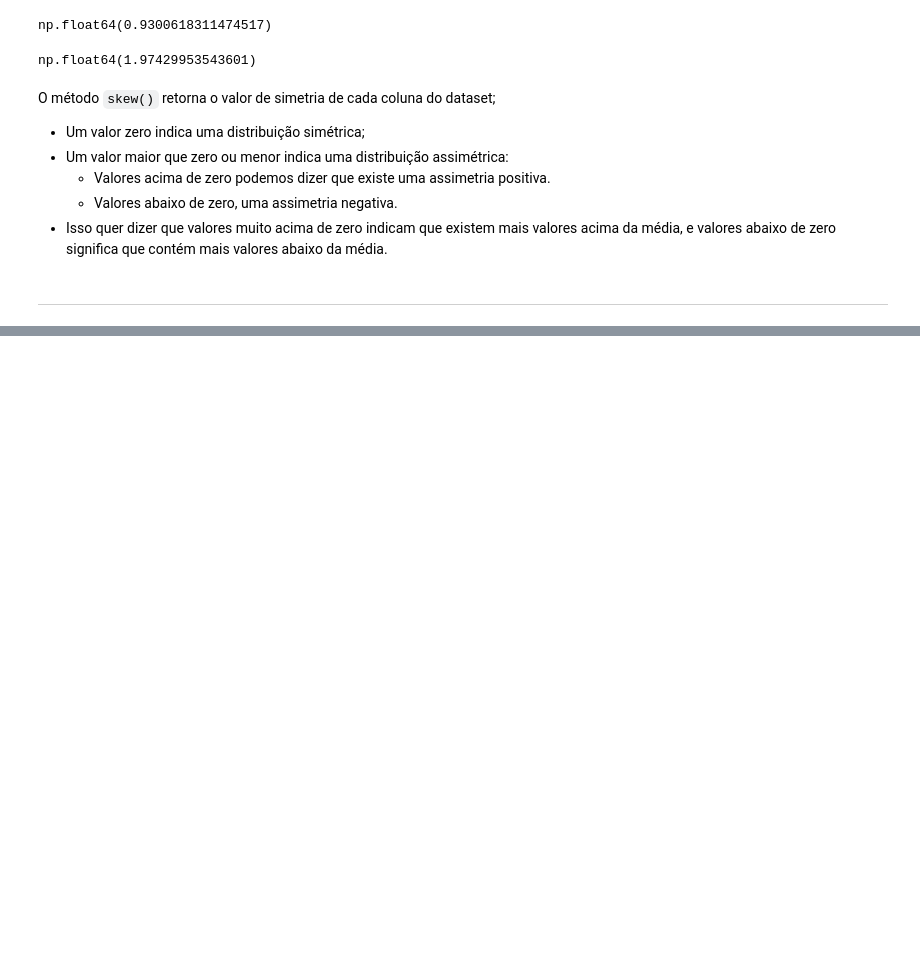
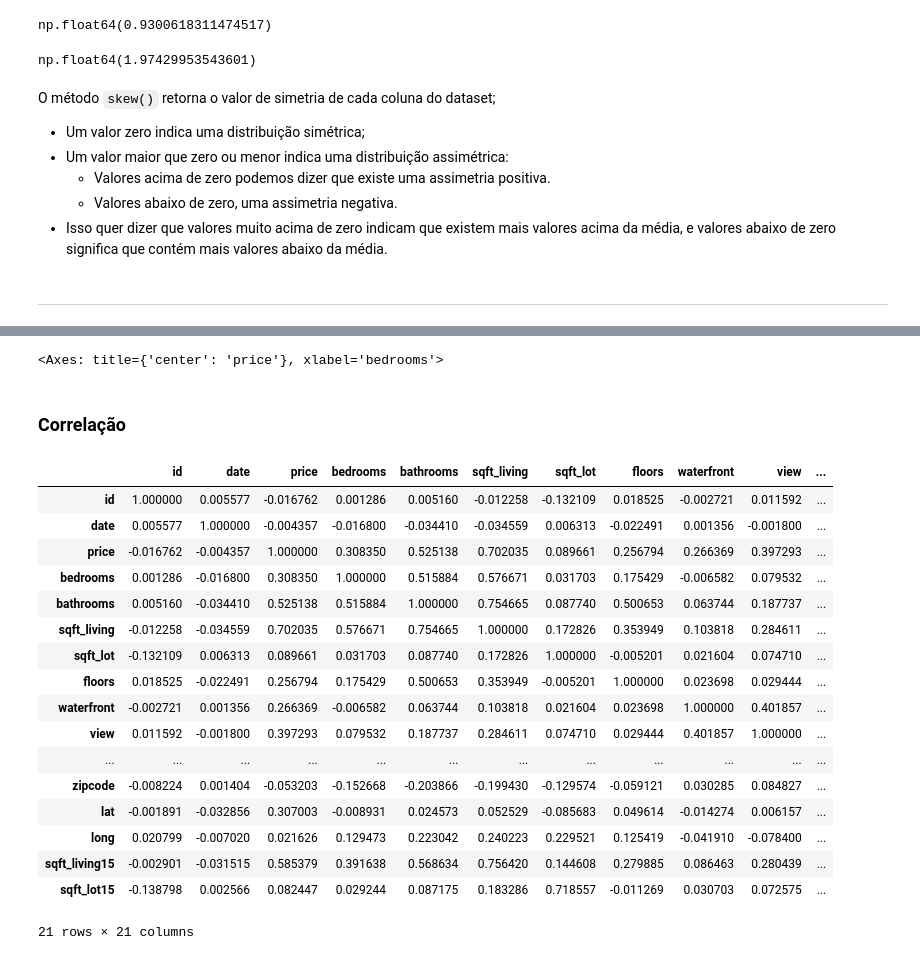
Before and after one commit to joao-victor-73/python.estudos, a Jupyter notebook: Estudos/Análise de Dados 2/Conceitos em Pandas/3- visualizacao_dados.ipynb, the cells around one changed output, grey strips where cells are left out. Cells and saved outputs as stored; diff of their text form; code cells hidden in the pictures; blank space fills up the shorter version.

```diff
--- a/Estudos/Análise de Dados 2/Conceitos em Pandas/3- visualizacao_dados.ipynb
+++ b/Estudos/Análise de Dados 2/Conceitos em Pandas/3- visualizacao_dados.ipynb
@@ -16,3 +9,5 @@ import pandas as pd
 arquivo_caminho = 'kc_house_data.csv'
 
 dataset = pd.read_csv(arquivo_caminho, sep=',')
+# %%
+dataset['date'] = pd.to_datetime(dataset['date'])
@@ -134,0 +177,29 @@ ___
+# %%
+# Plota boxplot da coluna 'price' por número de quartos
+dataset.boxplot(column='price', by='bedrooms')
+# %% [output]
+<Axes: title={'center': 'price'}, xlabel='bedrooms'>
+# %% [markdown]
+### Correlação
+# %%
+# Imprime a correlação de todasa as counas do dataframe (person - é o parâmetro padrão e o tipo de correlação a ser feito)
+dataset.corr()
+# %% [output]
+|  | id | date | price | bedrooms | bathrooms | sqft_living | sqft_lot | floors | waterfront | view | ... |
+| id | 1.000000 | 0.005577 | -0.016762 | 0.001286 | 0.005160 | -0.012258 | -0.132109 | 0.018525 | -0.002721 | 0.011592 | ... |
+| date | 0.005577 | 1.000000 | -0.004357 | -0.016800 | -0.034410 | -0.034559 | 0.006313 | -0.022491 | 0.001356 | -0.001800 | ... |
+| price | -0.016762 | -0.004357 | 1.000000 | 0.308350 | 0.525138 | 0.702035 | 0.089661 | 0.256794 | 0.266369 | 0.397293 | ... |
+| bedrooms | 0.001286 | -0.016800 | 0.308350 | 1.000000 | 0.515884 | 0.576671 | 0.031703 | 0.175429 | -0.006582 | 0.079532 | ... |
+| bathrooms | 0.005160 | -0.034410 | 0.525138 | 0.515884 | 1.000000 | 0.754665 | 0.087740 | 0.500653 | 0.063744 | 0.187737 | ... |
+| sqft_living | -0.012258 | -0.034559 | 0.702035 | 0.576671 | 0.754665 | 1.000000 | 0.172826 | 0.353949 | 0.103818 | 0.284611 | ... |
+| sqft_lot | -0.132109 | 0.006313 | 0.089661 | 0.031703 | 0.087740 | 0.172826 | 1.000000 | -0.005201 | 0.021604 | 0.074710 | ... |
+| floors | 0.018525 | -0.022491 | 0.256794 | 0.175429 | 0.500653 | 0.353949 | -0.005201 | 1.000000 | 0.023698 | 0.029444 | ... |
+| waterfront | -0.002721 | 0.001356 | 0.266369 | -0.006582 | 0.063744 | 0.103818 | 0.021604 | 0.023698 | 1.000000 | 0.401857 | ... |
+| view | 0.011592 | -0.001800 | 0.397293 | 0.079532 | 0.187737 | 0.284611 | 0.074710 | 0.029444 | 0.401857 | 1.000000 | ... |
+| ... | ... | ... | ... | ... | ... | ... | ... | ... | ... | ... | ... |
+| zipcode | -0.008224 | 0.001404 | -0.053203 | -0.152668 | -0.203866 | -0.199430 | -0.129574 | -0.059121 | 0.030285 | 0.084827 | ... |
+| lat | -0.001891 | -0.032856 | 0.307003 | -0.008931 | 0.024573 | 0.052529 | -0.085683 | 0.049614 | -0.014274 | 0.006157 | ... |
+| long | 0.020799 | -0.007020 | 0.021626 | 0.129473 | 0.223042 | 0.240223 | 0.229521 | 0.125419 | -0.041910 | -0.078400 | ... |
+| sqft_living15 | -0.002901 | -0.031515 | 0.585379 | 0.391638 | 0.568634 | 0.756420 | 0.144608 | 0.279885 | 0.086463 | 0.280439 | ... |
+| sqft_lot15 | -0.138798 | 0.002566 | 0.082447 | 0.029244 | 0.087175 | 0.183286 | 0.718557 | -0.011269 | 0.030703 | 0.072575 | ... |
+21 rows × 21 columns
```
Also changed, not shown: parts of 11 cells of this notebook, 5 other files.
